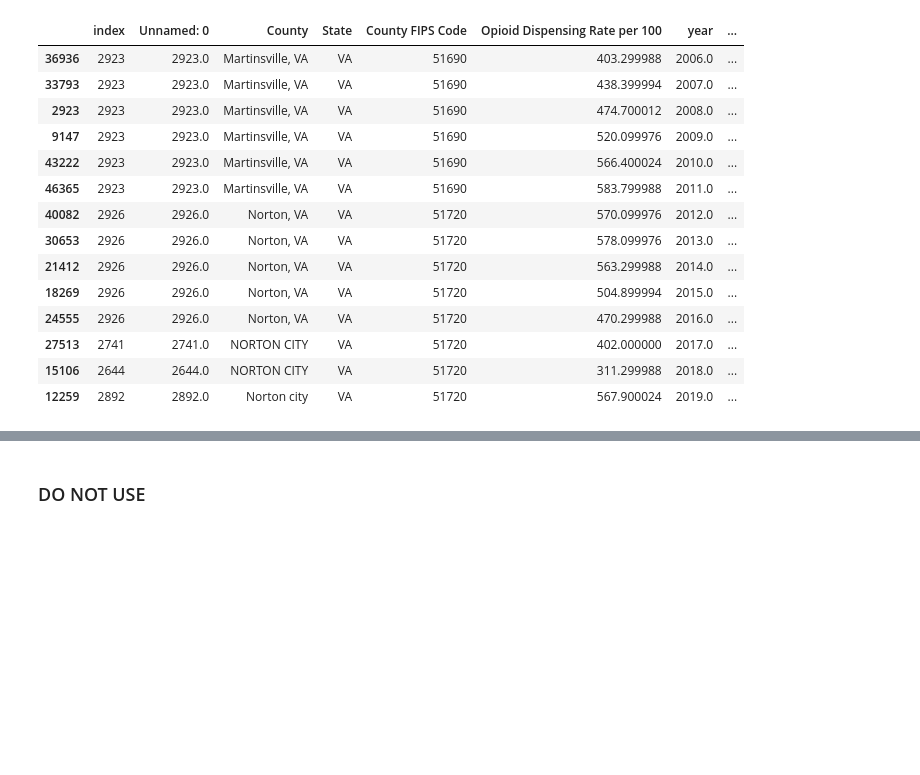
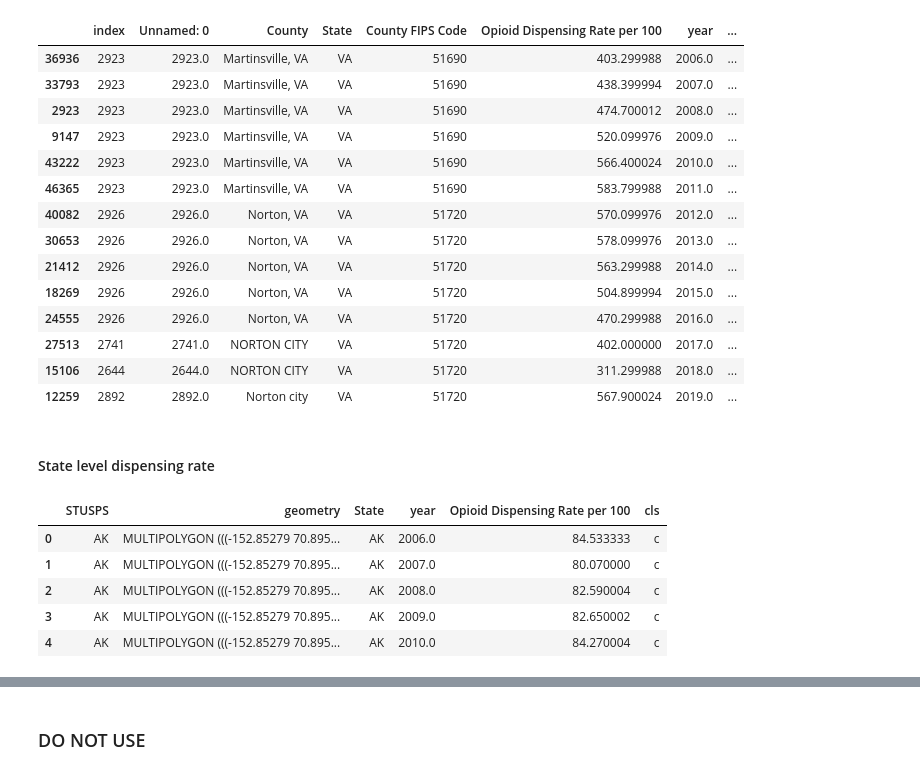
Before and after one commit to Ludougan123234/624-project, a Jupyter notebook: exp_opioid randy.ipynb, the cells around one changed output, grey strips where cells are left out. Drawn from its saved outputs; the diff is of its cells as text; code cells hidden in the pictures; blank space fills up the shorter version.

Commit message:
Update state level rx visualization (break/no break)

```diff
--- a/exp_opioid randy.ipynb
+++ b/exp_opioid randy.ipynb
@@ -465,3 +466,5 @@ df.reset_index().loc[mi]
 | 27513 | 2741 | 2741.0 | NORTON CITY | VA | 51720 | 402.000000 | 2017.0 | ... |
 | 15106 | 2644 | 2644.0 | NORTON CITY | VA | 51720 | 311.299988 | 2018.0 | ... |
 | 12259 | 2892 | 2892.0 | Norton city | VA | 51720 | 567.900024 | 2019.0 | ... |
+# %% [markdown]
+#### State level dispensing rate
@@ -467,0 +473,16 @@ df.reset_index().loc[mi]
+# %%
+state_rx = df.groupby(['State', 'year'], as_index=False).agg({"Opioid Dispensing Rate per 100": "mean"})
+
+jnb = JenksNaturalBreaks(5)
+jnb.fit(state_rx['Opioid Dispensing Rate per 100'])
+
+cls = []
+for i in range(len(jnb.breaks_)):
+     try:
+          a = str(round(jnb.breaks_[i], 1))
+          b = str(round(jnb.breaks_[i+1], 1))
+          cls.append(f"{a}-{b}")
+     except:
+          pass
+
+state_rx['cls'] = state_rx['Opioid Dispensing Rate per 100'].apply(lambda x: "abcde"[jnb.predict(x)])
@@ -467,0 +491,12 @@ df.reset_index().loc[mi]
+# %%
+sgdf = state_geo_df.drop(['ALAND', 'AWATER','GEOID', 'AFFGEOID', 'STATENS'], axis=1)
+# %%
+strx_gdf = sgdf[['STUSPS', 'geometry']].merge(state_rx, how="right", left_on="STUSPS", right_on="State")
+strx_gdf.head(5)
+# %% [output]
+|  | STUSPS | geometry | State | year | Opioid Dispensing Rate per 100 | cls |
+| 0 | AK | MULTIPOLYGON (((-152.85279 70.895... | AK | 2006.0 | 84.533333 | c |
+| 1 | AK | MULTIPOLYGON (((-152.85279 70.895... | AK | 2007.0 | 80.070000 | c |
+| 2 | AK | MULTIPOLYGON (((-152.85279 70.895... | AK | 2008.0 | 82.590004 | c |
+| 3 | AK | MULTIPOLYGON (((-152.85279 70.895... | AK | 2009.0 | 82.650002 | c |
+| 4 | AK | MULTIPOLYGON (((-152.85279 70.895... | AK | 2010.0 | 84.270004 | c |
```
Also changed, not shown: parts of 7 cells of this notebook, 9 other files.
